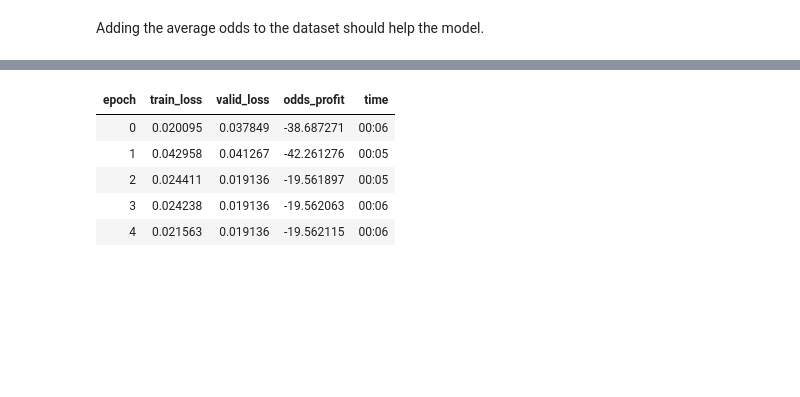
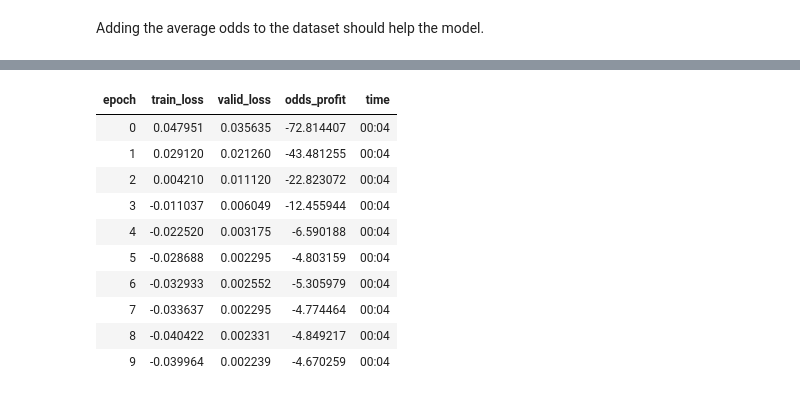
Before and after one commit to omlnaut/betting, a Jupyter notebook: analysis/kaggle.ipynb, the cells around one changed output, grey strips where cells are left out. Cells and saved outputs as stored; diff of their text form; code cells hidden in the pictures; blank space fills up the shorter version.

```diff
--- a/analysis/kaggle.ipynb
+++ b/analysis/kaggle.ipynb
@@ -170,4 +131,5 @@ class ColumnNormalizer:
 # %%
-season_norm = ColumnNormalizer(raw_df.season)
-season_norm
+season_norm = features.ColumnNormalizer(raw_df.season)
+odds_df['season'] = season_norm(raw_df.season)
+odds_df.head()
 # %% [output]
@@ -320,5 +273,7 @@ odds_mean, odds_std
 # %%
-odds_df.loc[:, ['x_home_max', 'x_draw_max', 'x_away_max', 'x_home_avg', 'x_draw_avg', 'x_away_avg']] = (odds_df.loc[:, ['x_home_max', 'x_draw_max', 'x_away_max', 'x_home_avg', 'x_draw_avg', 'x_away_avg']]-odds_mean)/odds_std
+odds_norm = features.ColumnNormalizer.from_df(odds_df, ['x_home_max', 'x_draw_max', 'x_away_max', 'x_home_avg', 'x_draw_avg', 'x_away_avg'])
+odds_df.loc[:, odds_norm.names] = odds_norm(odds_df.loc[:, odds_norm.names])
+
 odds_df.head()
 # %% [output]
 |  | y_home | y_draw | y_away | country | league | season | valid | x_home_max | x_draw_max | x_away_max | ... |
@@ -334,9 +289,9 @@ to = TabularPandas(odds_df, cat_names=['country', 'league'], procs=[Categorify],
                    cont_names = ['x_home_max', 'x_draw_max', 'x_away_max', 'x_home_avg', 'x_draw_avg', 'x_away_avg', 'season'],
                    y_names=['y_home', 'y_draw', 'y_away'],#, 'y_none'],
                    splits=ColSplitter('valid')(odds_df))
-dls = to.dataloaders(bs=1024)
+dls = to.dataloaders(bs=2048)
 # %%
-learn = tabular_learner(dls, loss_func=odds_loss, metrics=odds_profit, layers=[50, 25, 10, 6])
+learn = tabular_learner(dls, loss_func=features.odds_loss, metrics=features.odds_profit, layers=[500,250,100])
 learn.model = learn.model.to('cuda')
 # %%
 learn.lr_find()
@@ -347,9 +302,14 @@ SuggestedLRs(lr_min=0.33113112449646, lr_steep=6.309573450380412e-07)
 # %%
-learn.fit_one_cycle(5, lr_max=1e-1)
+learn.fit_one_cycle(10, lr_max=1e-4)
 # %% [output]
 | epoch | train_loss | valid_loss | odds_profit | time |
-| 0 | 0.020095 | 0.037849 | -38.687271 | 00:06 |
-| 1 | 0.042958 | 0.041267 | -42.261276 | 00:05 |
-| 2 | 0.024411 | 0.019136 | -19.561897 | 00:05 |
-| 3 | 0.024238 | 0.019136 | -19.562063 | 00:06 |
-| 4 | 0.021563 | 0.019136 | -19.562115 | 00:06 |
+| 0 | 0.047951 | 0.035635 | -72.814407 | 00:04 |
+| 1 | 0.029120 | 0.021260 | -43.481255 | 00:04 |
+| 2 | 0.004210 | 0.011120 | -22.823072 | 00:04 |
+| 3 | -0.011037 | 0.006049 | -12.455944 | 00:04 |
+| 4 | -0.022520 | 0.003175 | -6.590188 | 00:04 |
+| 5 | -0.028688 | 0.002295 | -4.803159 | 00:04 |
+| 6 | -0.032933 | 0.002552 | -5.305979 | 00:04 |
+| 7 | -0.033637 | 0.002295 | -4.774464 | 00:04 |
+| 8 | -0.040422 | 0.002331 | -4.849217 | 00:04 |
+| 9 | -0.039964 | 0.002239 | -4.670259 | 00:04 |
```
Also changed, not shown: parts of 34 cells of this notebook, 5 other files.
